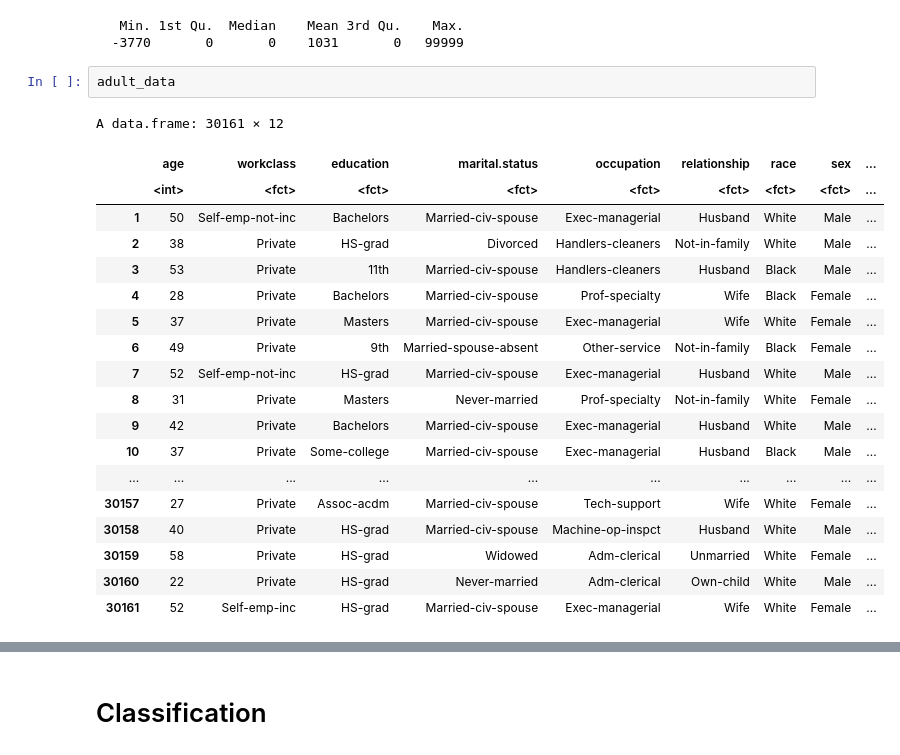
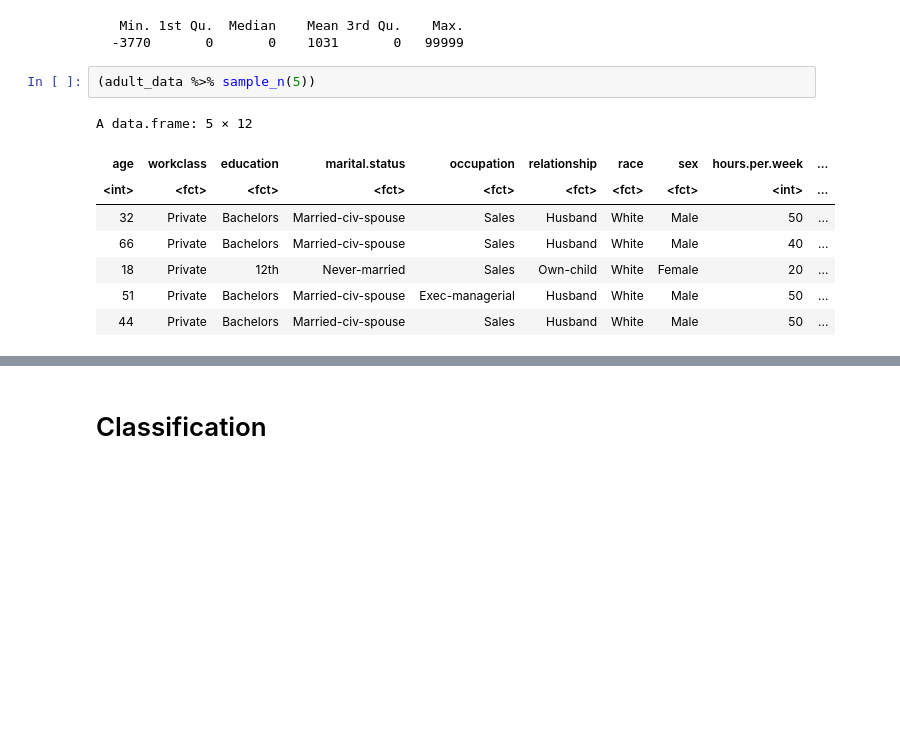
Before and after one commit to fiminka/Data-Mining-project, a Jupyter notebook: Wika.ipynb, the cells around one changed output, grey strips where cells are left out. Cells and saved outputs as stored; diff of their text form; blank space fills up the shorter version.

```diff
--- a/Wika.ipynb
+++ b/Wika.ipynb
@@ -77,25 +65,14 @@ summary(adult_test$capital)
    Min. 1st Qu.  Median    Mean 3rd Qu.    Max.
   -3770       0       0    1031       0   99999
 # %%
-adult_data
+(adult_data %>% sample_n(5))
 # %% [output]
-A data.frame: 30161 × 12
+A data.frame: 5 × 12
-|  | age | workclass | education | marital.status | occupation | relationship | race | sex | ... |
-|  | <int> | <fct> | <fct> | <fct> | <fct> | <fct> | <fct> | <fct> | ... |
-| 1 | 50 | Self-emp-not-inc | Bachelors | Married-civ-spouse | Exec-managerial | Husband | White | Male | ... |
-| 2 | 38 | Private | HS-grad | Divorced | Handlers-cleaners | Not-in-family | White | Male | ... |
-| 3 | 53 | Private | 11th | Married-civ-spouse | Handlers-cleaners | Husband | Black | Male | ... |
-| 4 | 28 | Private | Bachelors | Married-civ-spouse | Prof-specialty | Wife | Black | Female | ... |
-| 5 | 37 | Private | Masters | Married-civ-spouse | Exec-managerial | Wife | White | Female | ... |
-| 6 | 49 | Private | 9th | Married-spouse-absent | Other-service | Not-in-family | Black | Female | ... |
-| 7 | 52 | Self-emp-not-inc | HS-grad | Married-civ-spouse | Exec-managerial | Husband | White | Male | ... |
-| 8 | 31 | Private | Masters | Never-married | Prof-specialty | Not-in-family | White | Female | ... |
-| 9 | 42 | Private | Bachelors | Married-civ-spouse | Exec-managerial | Husband | White | Male | ... |
-| 10 | 37 | Private | Some-college | Married-civ-spouse | Exec-managerial | Husband | Black | Male | ... |
-| ... | ... | ... | ... | ... | ... | ... | ... | ... | ... |
-| 30157 | 27 | Private | Assoc-acdm | Married-civ-spouse | Tech-support | Wife | White | Female | ... |
-| 30158 | 40 | Private | HS-grad | Married-civ-spouse | Machine-op-inspct | Husband | White | Male | ... |
-| 30159 | 58 | Private | HS-grad | Widowed | Adm-clerical | Unmarried | White | Female | ... |
-| 30160 | 22 | Private | HS-grad | Never-married | Adm-clerical | Own-child | White | Male | ... |
-| 30161 | 52 | Self-emp-inc | HS-grad | Married-civ-spouse | Exec-managerial | Wife | White | Female | ... |
+| age | workclass | education | marital.status | occupation | relationship | race | sex | hours.per.week | ... |
+| <int> | <fct> | <fct> | <fct> | <fct> | <fct> | <fct> | <fct> | <int> | ... |
+| 32 | Private | Bachelors | Married-civ-spouse | Sales | Husband | White | Male | 50 | ... |
+| 66 | Private | Bachelors | Married-civ-spouse | Sales | Husband | White | Male | 40 | ... |
+| 18 | Private | 12th | Never-married | Sales | Own-child | White | Female | 20 | ... |
+| 51 | Private | Bachelors | Married-civ-spouse | Exec-managerial | Husband | White | Male | 50 | ... |
+| 44 | Private | Bachelors | Married-civ-spouse | Sales | Husband | White | Male | 50 | ... |
 # %%
```
Also changed, not shown: parts of 27 cells of this notebook, 1 other file.
